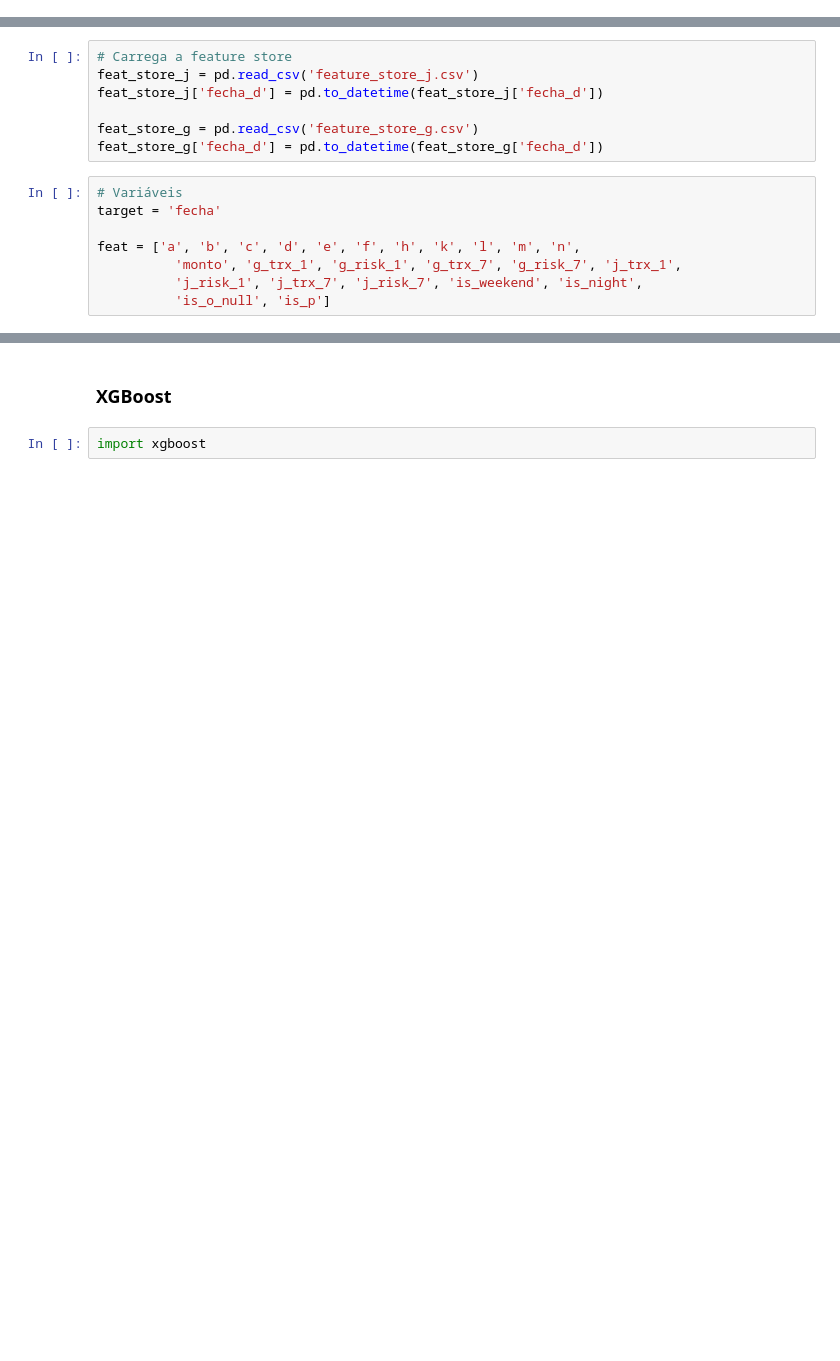
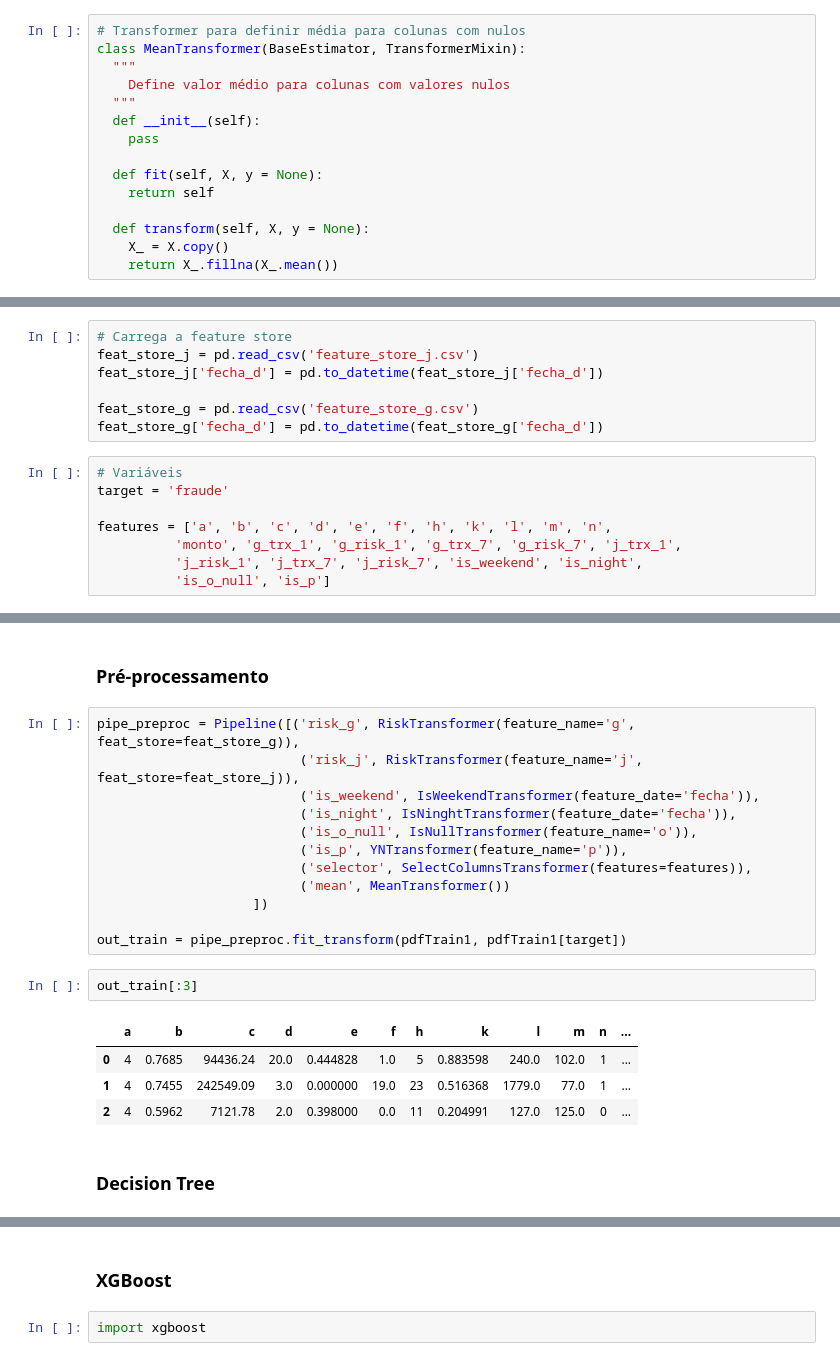
Before and after one commit to ggarciabas/ml_engineer, a Jupyter notebook: pipeline.ipynb, the cells around one changed output, grey strips where cells are left out. Drawn from its saved outputs; the diff is of its cells as text; blank space fills up the shorter version.

Commit message:
Decision tree

```diff
--- a/pipeline.ipynb
+++ b/pipeline.ipynb
@@ -214,6 +214,21 @@ class SelectColumnsTransformer(BaseEstimator, TransformerMixin):
   def transform(self, X, y = None):
     X_ = X.copy()
     return X_[self.features]
+# %%
+# Transformer para definir média para colunas com nulos
+class MeanTransformer(BaseEstimator, TransformerMixin):
+  """
+    Define valor médio para colunas com valores nulos
+  """
+  def __init__(self):
+    pass
+
+  def fit(self, X, y = None):
+    return self
+
+  def transform(self, X, y = None):
+    X_ = X.copy()
+    return X_.fillna(X_.mean())
 # %%
 # Transformer para processar os dados
 class ManualTransformer(BaseEstimator, TransformerMixin):
@@ -256,9 +273,9 @@ feat_store_g = pd.read_csv('feature_store_g.csv')
 feat_store_g['fecha_d'] = pd.to_datetime(feat_store_g['fecha_d'])
 # %%
 # Variáveis
-target = 'fecha'
+target = 'fraude'
 
-feat = ['a', 'b', 'c', 'd', 'e', 'f', 'h', 'k', 'l', 'm', 'n',
+features = ['a', 'b', 'c', 'd', 'e', 'f', 'h', 'k', 'l', 'm', 'n',
           'monto', 'g_trx_1', 'g_risk_1', 'g_trx_7', 'g_risk_7', 'j_trx_1',
           'j_risk_1', 'j_trx_7', 'j_risk_7', 'is_weekend', 'is_night',
           'is_o_null', 'is_p']
@@ -264,0 +287,23 @@ feat = ['a', 'b', 'c', 'd', 'e', 'f', 'h', 'k', 'l', 'm', 'n',
+# %% [markdown]
+### Pré-processamento
+# %%
+pipe_preproc = Pipeline([('risk_g', RiskTransformer(feature_name='g', feat_store=feat_store_g)),
+                          ('risk_j', RiskTransformer(feature_name='j', feat_store=feat_store_j)),
+                          ('is_weekend', IsWeekendTransformer(feature_date='fecha')),
+                          ('is_night', IsNinghtTransformer(feature_date='fecha')),
+                          ('is_o_null', IsNullTransformer(feature_name='o')),
+                          ('is_p', YNTransformer(feature_name='p')),
+                          ('selector', SelectColumnsTransformer(features=features)),
+                          ('mean', MeanTransformer())
+                    ])
+
+out_train = pipe_preproc.fit_transform(pdfTrain1, pdfTrain1[target])
+# %%
+out_train[:3]
+# %% [output]
+|  | a | b | c | d | e | f | h | k | l | m | n | ... |
+| 0 | 4 | 0.7685 | 94436.24 | 20.0 | 0.444828 | 1.0 | 5 | 0.883598 | 240.0 | 102.0 | 1 | ... |
+| 1 | 4 | 0.7455 | 242549.09 | 3.0 | 0.000000 | 19.0 | 23 | 0.516368 | 1779.0 | 77.0 | 1 | ... |
+| 2 | 4 | 0.5962 | 7121.78 | 2.0 | 0.398000 | 0.0 | 11 | 0.204991 | 127.0 | 125.0 | 0 | ... |
+# %% [markdown]
+### Decision Tree
```
Also changed, not shown: parts of 12 cells of this notebook.
